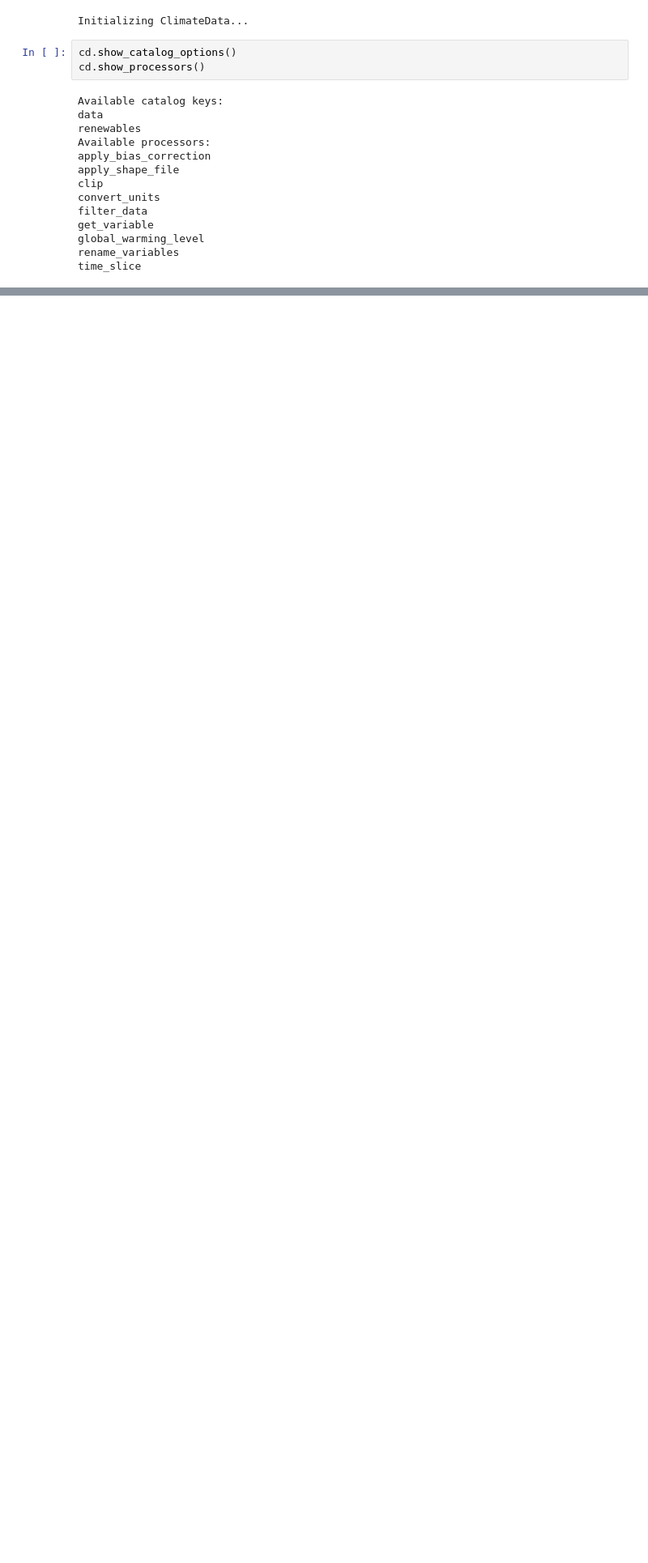
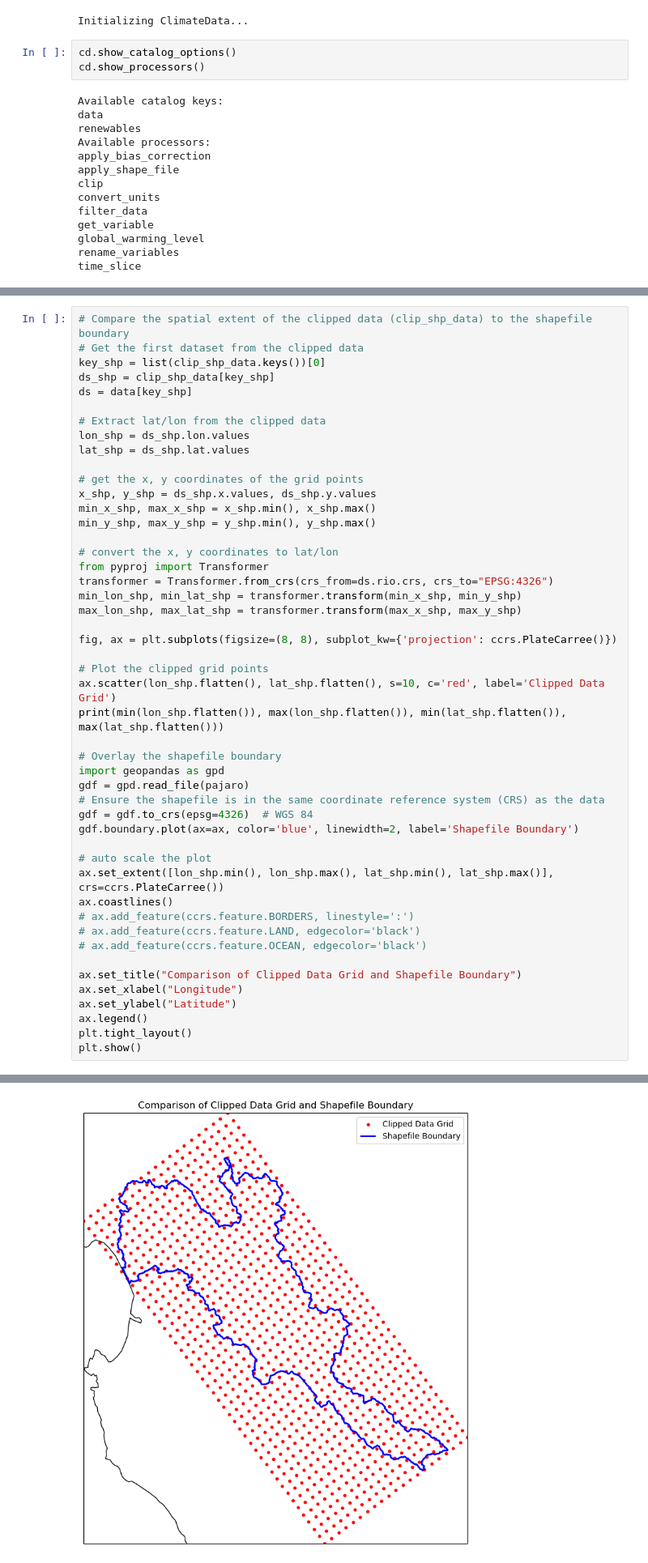
Before and after one commit to cal-adapt/climakitae, a Jupyter notebook: test.ipynb, the cells around one changed output, grey strips where cells are left out. Shown: that part at 81% size. Saved outputs shown, nothing was run; the diff lists cells and outputs as text; blank space fills up the shorter version.

```diff
--- a/test.ipynb
+++ b/test.ipynb
@@ -97,0 +55,49 @@ adding map features...
+# %%
+# Compare the spatial extent of the clipped data (clip_shp_data) to the shapefile boundary
+# Get the first dataset from the clipped data
+key_shp = list(clip_shp_data.keys())[0]
+ds_shp = clip_shp_data[key_shp]
+ds = data[key_shp]
+
+# Extract lat/lon from the clipped data
+lon_shp = ds_shp.lon.values
+lat_shp = ds_shp.lat.values
+
+# get the x, y coordinates of the grid points
+x_shp, y_shp = ds_shp.x.values, ds_shp.y.values
+min_x_shp, max_x_shp = x_shp.min(), x_shp.max()
+min_y_shp, max_y_shp = y_shp.min(), y_shp.max()
+
+# convert the x, y coordinates to lat/lon
+from pyproj import Transformer
+transformer = Transformer.from_crs(crs_from=ds.rio.crs, crs_to="EPSG:4326")
+min_lon_shp, min_lat_shp = transformer.transform(min_x_shp, min_y_shp)
+max_lon_shp, max_lat_shp = transformer.transform(max_x_shp, max_y_shp)
+
+fig, ax = plt.subplots(figsize=(8, 8), subplot_kw={'projection': ccrs.PlateCarree()})
+
+# Plot the clipped grid points
+ax.scatter(lon_shp.flatten(), lat_shp.flatten(), s=10, c='red', label='Clipped Data Grid')
+print(min(lon_shp.flatten()), max(lon_shp.flatten()), min(lat_shp.flatten()), max(lat_shp.flatten()))
+
+# Overlay the shapefile boundary
+import geopandas as gpd
+gdf = gpd.read_file(pajaro)
+# Ensure the shapefile is in the same coordinate reference system (CRS) as the data
+gdf = gdf.to_crs(epsg=4326)  # WGS 84
+gdf.boundary.plot(ax=ax, color='blue', linewidth=2, label='Shapefile Boundary')
+
+# auto scale the plot
+ax.set_extent([lon_shp.min(), lon_shp.max(), lat_shp.min(), lat_shp.max()], crs=ccrs.PlateCarree())
+ax.coastlines()
+# ax.add_feature(ccrs.feature.BORDERS, linestyle=':')
+# ax.add_feature(ccrs.feature.LAND, edgecolor='black')
+# ax.add_feature(ccrs.feature.OCEAN, edgecolor='black')
+
+ax.set_title("Comparison of Clipped Data Grid and Shapefile Boundary")
+ax.set_xlabel("Longitude")
+ax.set_ylabel("Latitude")
+ax.legend()
+plt.tight_layout()
+plt.show()
+# %% [output]
@@ -98 +105,2 @@ adding map features...
+[figure, added]
 # %%
```
Also changed, not shown: parts of 9 cells of this notebook.
